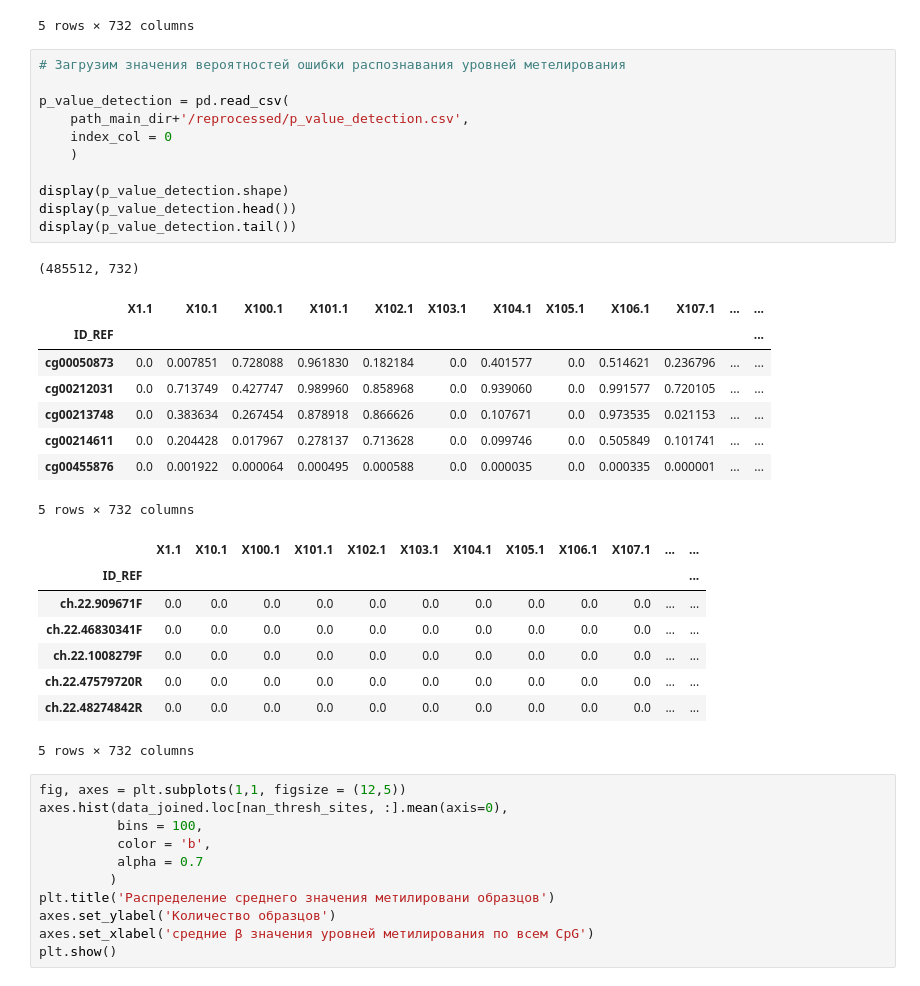
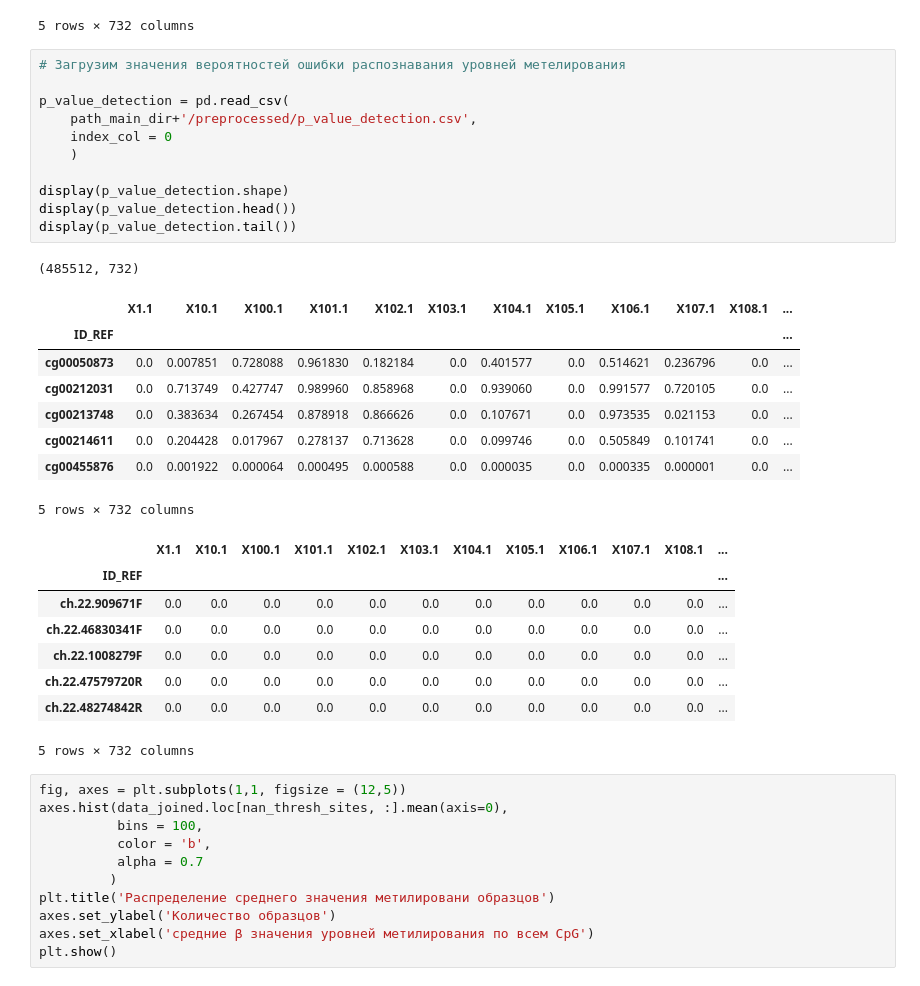
Before and after one commit to ComputationalAgingLab/MethylationClock, a Jupyter notebook: age_modeling.ipynb, the cells around one changed output. Saved outputs shown, nothing was run; the diff lists cells and outputs as text.

```diff
--- a/age_modeling.ipynb
+++ b/age_modeling.ipynb
@@ -80,31 +93,31 @@ display(data_joined.tail())
 # %%
 # Загрузим значения вероятностей ошибки распознавания уровней метелирования
 
 p_value_detection = pd.read_csv(
-    path_main_dir+'/reprocessed/p_value_detection.csv',
+    path_main_dir+'/preprocessed/p_value_detection.csv',
     index_col = 0
     )
 
 display(p_value_detection.shape)
 display(p_value_detection.head())
 display(p_value_detection.tail())
 # %% [output]
 (485512, 732)
-|  | X1.1 | X10.1 | X100.1 | X101.1 | X102.1 | X103.1 | X104.1 | X105.1 | X106.1 | X107.1 | ... | ... |
+|  | X1.1 | X10.1 | X100.1 | X101.1 | X102.1 | X103.1 | X104.1 | X105.1 | X106.1 | X107.1 | X108.1 | ... |
 | ID_REF |  |  |  |  |  |  |  |  |  |  |  | ... |
-| cg00050873 | 0.0 | 0.007851 | 0.728088 | 0.961830 | 0.182184 | 0.0 | 0.401577 | 0.0 | 0.514621 | 0.236796 | ... | ... |
-| cg00212031 | 0.0 | 0.713749 | 0.427747 | 0.989960 | 0.858968 | 0.0 | 0.939060 | 0.0 | 0.991577 | 0.720105 | ... | ... |
-| cg00213748 | 0.0 | 0.383634 | 0.267454 | 0.878918 | 0.866626 | 0.0 | 0.107671 | 0.0 | 0.973535 | 0.021153 | ... | ... |
-| cg00214611 | 0.0 | 0.204428 | 0.017967 | 0.278137 | 0.713628 | 0.0 | 0.099746 | 0.0 | 0.505849 | 0.101741 | ... | ... |
-| cg00455876 | 0.0 | 0.001922 | 0.000064 | 0.000495 | 0.000588 | 0.0 | 0.000035 | 0.0 | 0.000335 | 0.000001 | ... | ... |
+| cg00050873 | 0.0 | 0.007851 | 0.728088 | 0.961830 | 0.182184 | 0.0 | 0.401577 | 0.0 | 0.514621 | 0.236796 | 0.0 | ... |
+| cg00212031 | 0.0 | 0.713749 | 0.427747 | 0.989960 | 0.858968 | 0.0 | 0.939060 | 0.0 | 0.991577 | 0.720105 | 0.0 | ... |
+| cg00213748 | 0.0 | 0.383634 | 0.267454 | 0.878918 | 0.866626 | 0.0 | 0.107671 | 0.0 | 0.973535 | 0.021153 | 0.0 | ... |
+| cg00214611 | 0.0 | 0.204428 | 0.017967 | 0.278137 | 0.713628 | 0.0 | 0.099746 | 0.0 | 0.505849 | 0.101741 | 0.0 | ... |
+| cg00455876 | 0.0 | 0.001922 | 0.000064 | 0.000495 | 0.000588 | 0.0 | 0.000035 | 0.0 | 0.000335 | 0.000001 | 0.0 | ... |
 5 rows × 732 columns
-|  | X1.1 | X10.1 | X100.1 | X101.1 | X102.1 | X103.1 | X104.1 | X105.1 | X106.1 | X107.1 | ... | ... |
+|  | X1.1 | X10.1 | X100.1 | X101.1 | X102.1 | X103.1 | X104.1 | X105.1 | X106.1 | X107.1 | X108.1 | ... |
 | ID_REF |  |  |  |  |  |  |  |  |  |  |  | ... |
-| ch.22.909671F | 0.0 | 0.0 | 0.0 | 0.0 | 0.0 | 0.0 | 0.0 | 0.0 | 0.0 | 0.0 | ... | ... |
-| ch.22.46830341F | 0.0 | 0.0 | 0.0 | 0.0 | 0.0 | 0.0 | 0.0 | 0.0 | 0.0 | 0.0 | ... | ... |
-| ch.22.1008279F | 0.0 | 0.0 | 0.0 | 0.0 | 0.0 | 0.0 | 0.0 | 0.0 | 0.0 | 0.0 | ... | ... |
-| ch.22.47579720R | 0.0 | 0.0 | 0.0 | 0.0 | 0.0 | 0.0 | 0.0 | 0.0 | 0.0 | 0.0 | ... | ... |
-| ch.22.48274842R | 0.0 | 0.0 | 0.0 | 0.0 | 0.0 | 0.0 | 0.0 | 0.0 | 0.0 | 0.0 | ... | ... |
+| ch.22.909671F | 0.0 | 0.0 | 0.0 | 0.0 | 0.0 | 0.0 | 0.0 | 0.0 | 0.0 | 0.0 | 0.0 | ... |
+| ch.22.46830341F | 0.0 | 0.0 | 0.0 | 0.0 | 0.0 | 0.0 | 0.0 | 0.0 | 0.0 | 0.0 | 0.0 | ... |
+| ch.22.1008279F | 0.0 | 0.0 | 0.0 | 0.0 | 0.0 | 0.0 | 0.0 | 0.0 | 0.0 | 0.0 | 0.0 | ... |
+| ch.22.47579720R | 0.0 | 0.0 | 0.0 | 0.0 | 0.0 | 0.0 | 0.0 | 0.0 | 0.0 | 0.0 | 0.0 | ... |
+| ch.22.48274842R | 0.0 | 0.0 | 0.0 | 0.0 | 0.0 | 0.0 | 0.0 | 0.0 | 0.0 | 0.0 | 0.0 | ... |
 5 rows × 732 columns
 # %%
 fig, axes = plt.subplots(1,1, figsize = (12,5))
```
Also changed, not shown: parts of 59 cells of this notebook.
